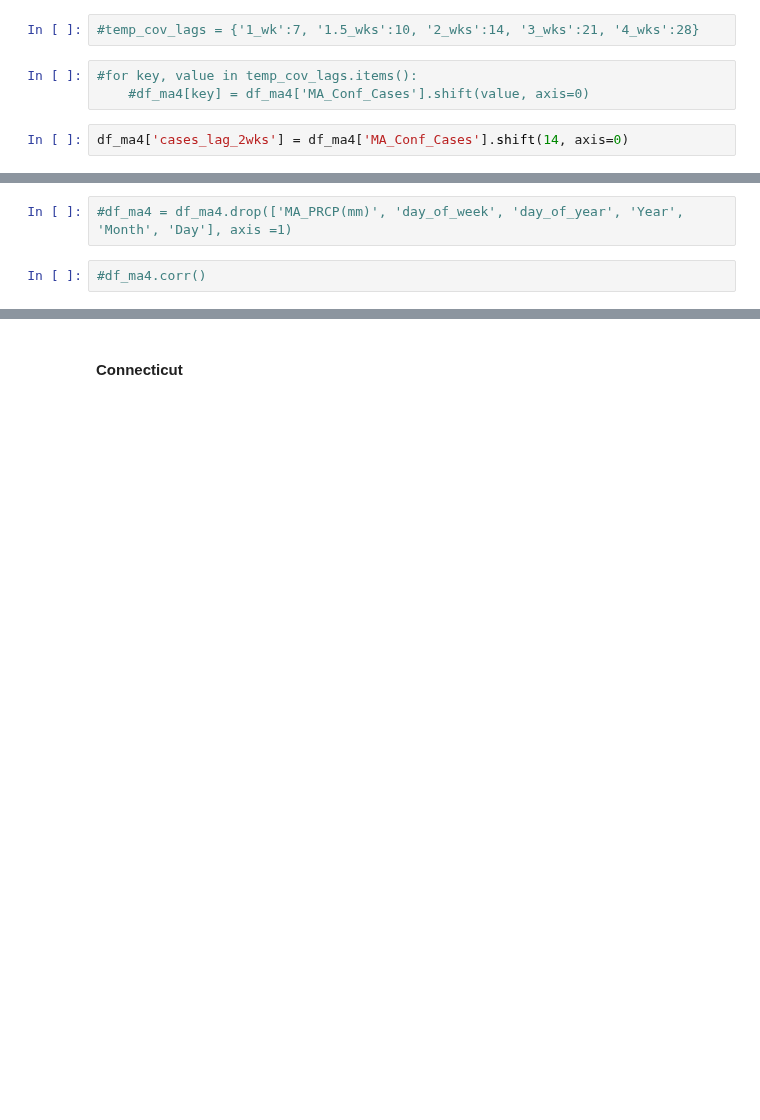
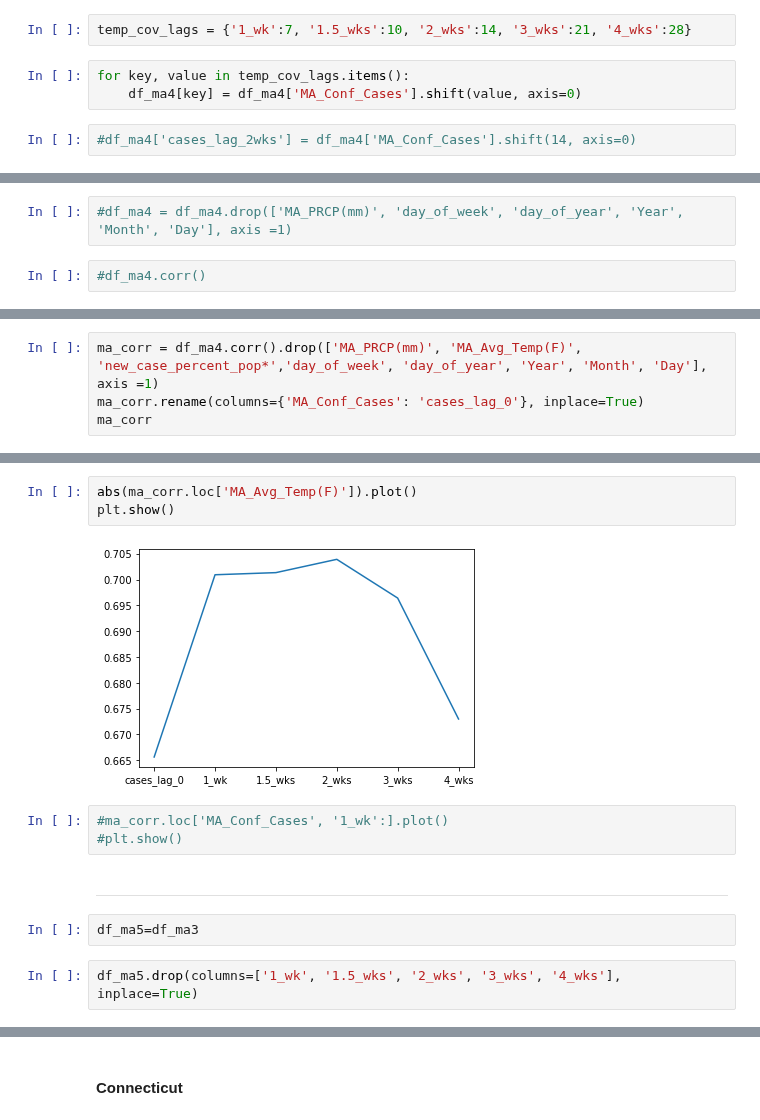
Before and after one commit to anmorgan24/Springboard, a Jupyter notebook: COVID19_Weather_Capstone/Cross_correlation_time_lag.ipynb, the cells around one changed output, grey strips where cells are left out. Drawn from its saved outputs; the diff is of its cells as text; blank space fills up the shorter version.

```diff
--- a/COVID19_Weather_Capstone/Cross_correlation_time_lag.ipynb
+++ b/COVID19_Weather_Capstone/Cross_correlation_time_lag.ipynb
@@ -324,10 +322,10 @@ df_ma4=df_ma3
 # %%
-#temp_cov_lags = {'1_wk':7, '1.5_wks':10, '2_wks':14, '3_wks':21, '4_wks':28}
+temp_cov_lags = {'1_wk':7, '1.5_wks':10, '2_wks':14, '3_wks':21, '4_wks':28}
 # %%
-#for key, value in temp_cov_lags.items():
-    #df_ma4[key] = df_ma4['MA_Conf_Cases'].shift(value, axis=0)
+for key, value in temp_cov_lags.items():
+    df_ma4[key] = df_ma4['MA_Conf_Cases'].shift(value, axis=0)
 # %%
-df_ma4['cases_lag_2wks'] = df_ma4['MA_Conf_Cases'].shift(14, axis=0)
+#df_ma4['cases_lag_2wks'] = df_ma4['MA_Conf_Cases'].shift(14, axis=0)
 # %%
 df_ma4 = df_ma4.dropna()
 # %%
@@ -340,0 +363,4 @@ df_ma4 = df_ma4.dropna()
+# %%
+ma_corr = df_ma4.corr().drop(['MA_PRCP(mm)', 'MA_Avg_Temp(F)', 'new_case_percent_pop*','day_of_week', 'day_of_year', 'Year', 'Month', 'Day'], axis =1)
+ma_corr.rename(columns={'MA_Conf_Cases': 'cases_lag_0'}, inplace=True)
+ma_corr
@@ -340,0 +383,14 @@ df_ma4 = df_ma4.dropna()
+# %%
+abs(ma_corr.loc['MA_Avg_Temp(F)']).plot()
+plt.show()
+# %% [output]
+[figure, added]
+# %%
+#ma_corr.loc['MA_Conf_Cases', '1_wk':].plot()
+#plt.show()
+# %% [markdown]
+****
+# %%
+df_ma5=df_ma3
+# %%
+df_ma5.drop(columns=['1_wk', '1.5_wks', '2_wks', '3_wks', '4_wks'], inplace=True)
```
Also changed, not shown: parts of 28 cells of this notebook.
